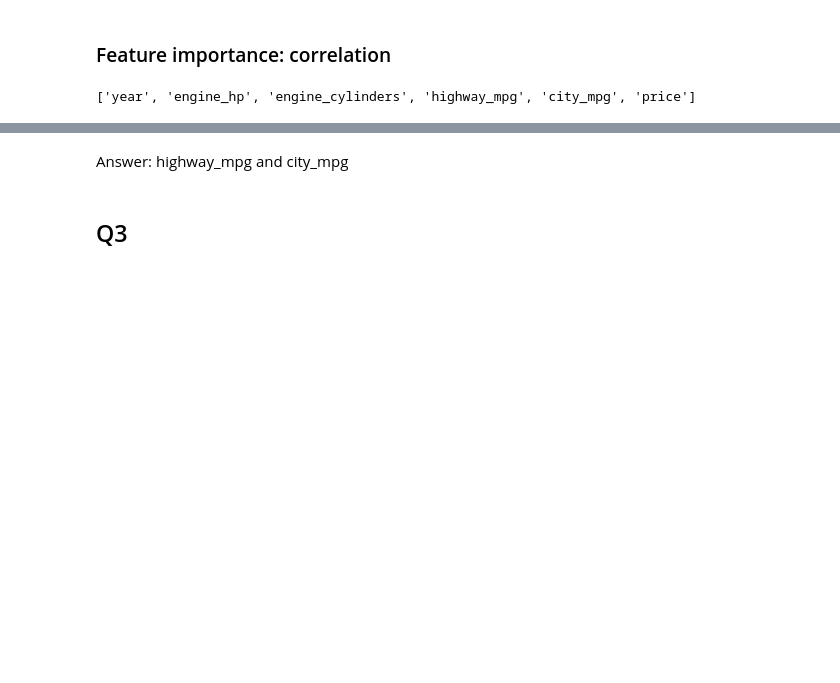
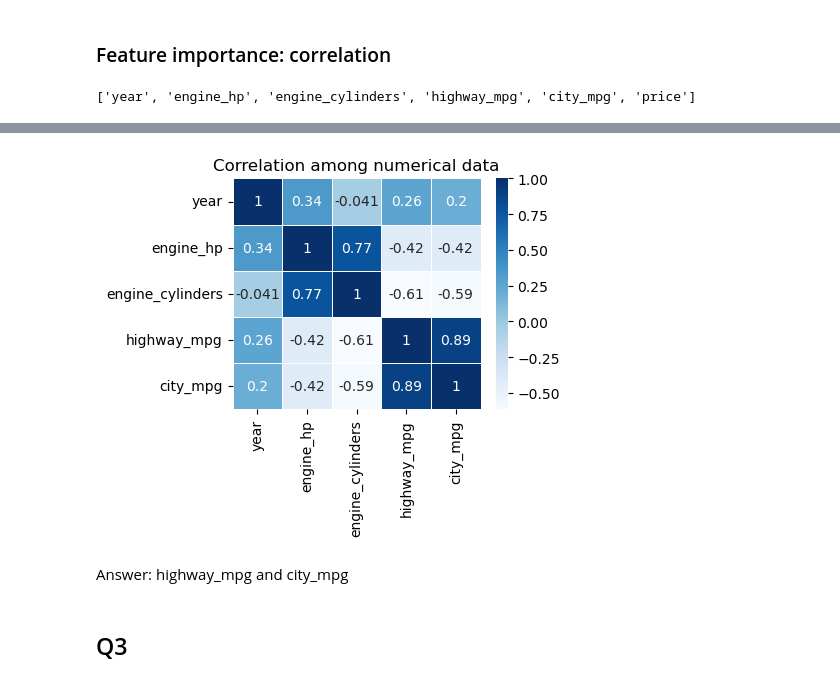
Before and after one commit to javier-cp6/ml-zoomcamp, a Jupyter notebook: homeworks/03-classification/homework_3.ipynb, the cells around one changed output, grey strips where cells are left out. Cells and saved outputs as stored; diff of their text form; code cells hidden in the pictures; blank space fills up the shorter version.

```diff
--- a/homeworks/03-classification/homework_3.ipynb
+++ b/homeworks/03-classification/homework_3.ipynb
@@ -298,3 +301,10 @@ df[numerical].corr()
+# %%
+plt.figure(figsize=(4, 3))
+sns.heatmap(df[numerical].corr(), annot=True, linewidths=.5, cmap="Blues")
+plt.title("Correlation among numerical data")
+plt.show()
+# %% [output]
+[figure, added]
 # %% [markdown]
 Answer: highway_mpg and city_mpg
 # %% [markdown]
```
Also changed, not shown: parts of 35 cells of this notebook.
